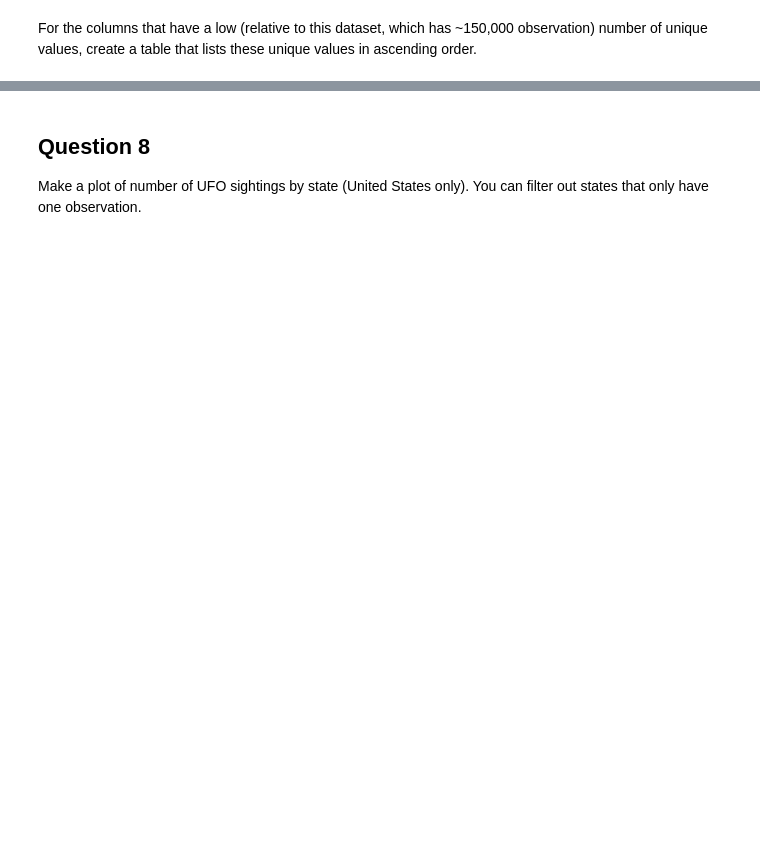
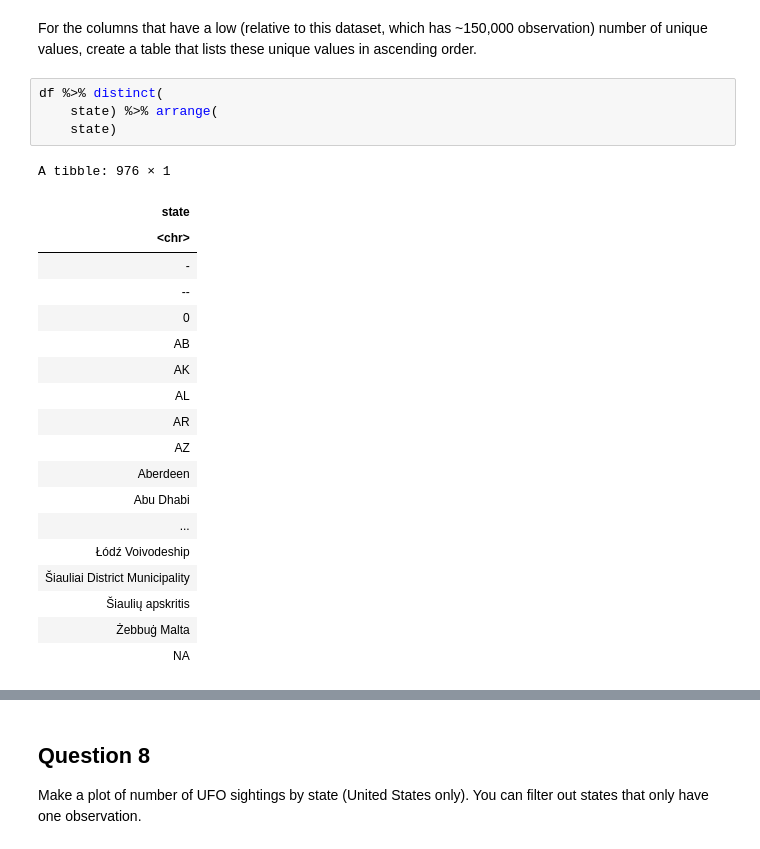
Before and after one commit to AlexisBryant-25/BIOS______512, a Jupyter notebook: Homework04/MyHW/BIOS512_HW4_Alexis.ipynb, the cells around one changed output, grey strips where cells are left out. Cells and saved outputs as stored; diff of their text form; blank space fills up the shorter version.

```diff
--- a/Homework04/MyHW/BIOS512_HW4_Alexis.ipynb
+++ b/Homework04/MyHW/BIOS512_HW4_Alexis.ipynb
@@ -489,2 +518,26 @@ A spec_tbl_df: 976 × 2
 # %% [markdown]
 For the columns that have a low (relative to this dataset, which has ~150,000 observation) number of unique values, create a table that lists these unique values in ascending order.
+# %%
+df %>% distinct(
+    state) %>% arrange(
+    state)
+# %% [output]
+A tibble: 976 × 1
+| state |
+| <chr> |
+| - |
+| -- |
+| 0 |
+| AB |
+| AK |
+| AL |
+| AR |
+| AZ |
+| Aberdeen |
+| Abu Dhabi |
+| ... |
+| Łódź Voivodeship |
+| Šiauliai District Municipality |
+| Šiaulių apskritis |
+| Żebbuġ Malta |
+| NA |
```
Also changed, not shown: parts of 7 cells of this notebook.
